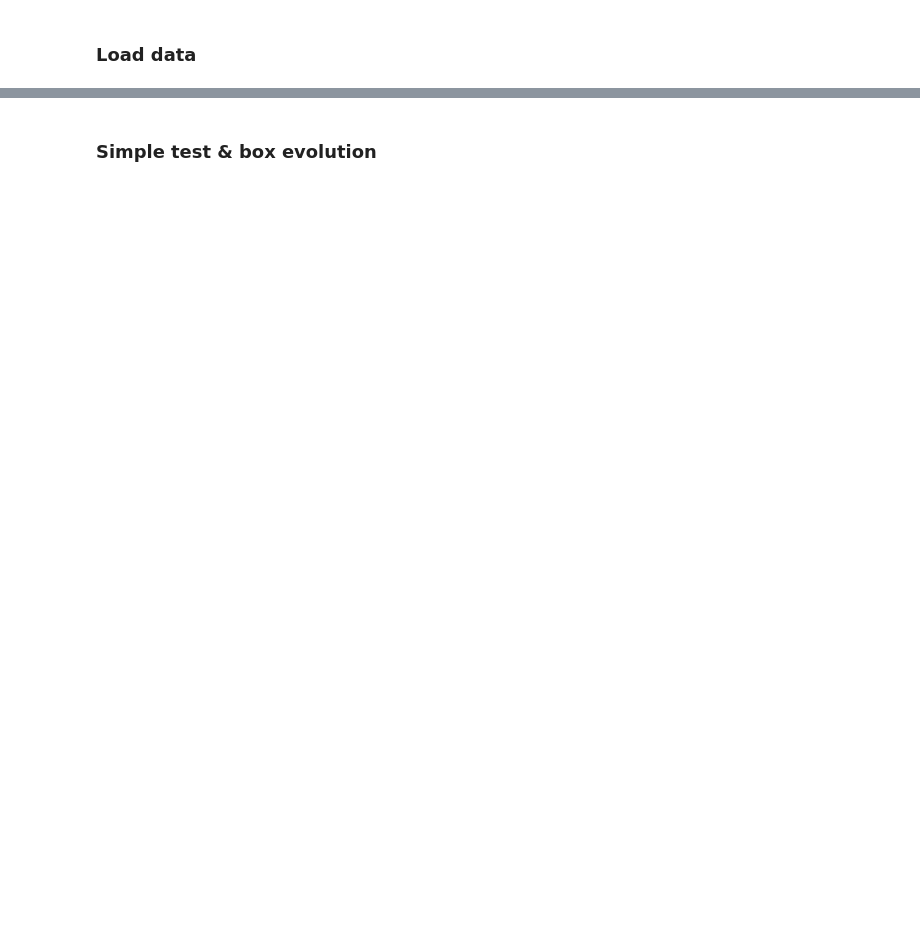
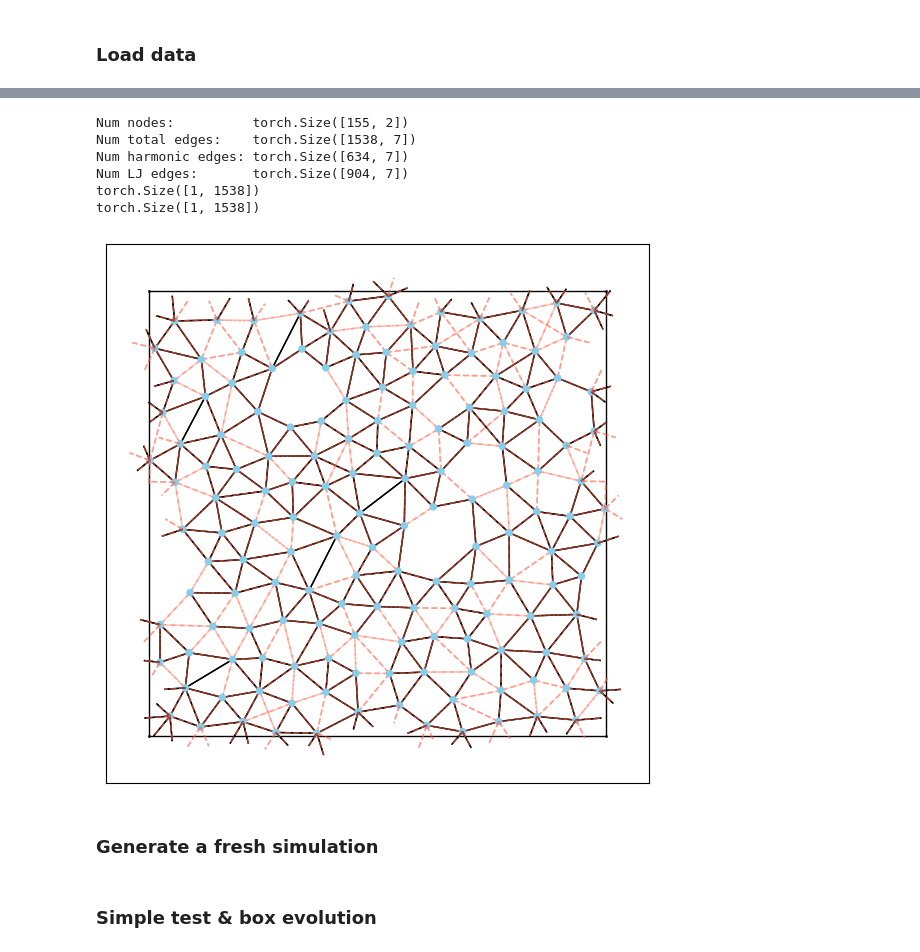
Before and after one commit to MendelsResearchGroup/GNNInverseDesign, a Jupyter notebook: torch_simulator_demo.ipynb, the cells around one changed output, grey strips where cells are left out. Drawn from its saved outputs; the diff is of its cells as text; code cells hidden in the pictures; blank space fills up the shorter version.

```diff
--- a/torch_simulator_demo.ipynb
+++ b/torch_simulator_demo.ipynb
@@ -82,0 +124,36 @@ plt.rcParams.update(params)
+# %%
+graph = data["train"][0][0]
+
+is_harmonic = graph.edge_attr[:, 0].bool()
+is_lj = graph.edge_attr[:, 1].bool()
+print(f"Num nodes:          {graph.x.shape}")
+print(f"Num total edges:    {graph.edge_attr.shape}")
+print(f"Num harmonic edges: {graph.edge_attr[is_harmonic].shape}")
+print(f"Num LJ edges:       {graph.edge_attr[is_lj].shape}")
+
+edges = graph.edge_attr
+harmonic_edges = edges[edges[:, 0].bool()]
+lj_edges = edges[edges[:, 1].bool()]
+
+old_edges = graph.edge_attr.clone()
+
+new_edges = get_correct_edge_attr(graph, recompute_stiff=False, lj_params=LJInteractionParams(), panic_at_nontensor_box=True)
+if isinstance(new_edges, Tensor):
+    print(new_edges[new_edges[:, 0].bool()].shape)
+    print(new_edges[new_edges[:, 1].bool()].shape)
+else:
+    new_edge_attr, new_edge_index = new_edges
+    print(new_edge_attr[new_edge_attr[:, 0].bool()].shape)
+    print(new_edge_attr[new_edge_attr[:, 1].bool()].shape)
+
+draw_graph(data["train"][0][0], periodic_edges=True, box=True)
+# %% [output]
+Num nodes:          torch.Size([155, 2])
+Num total edges:    torch.Size([1538, 7])
+Num harmonic edges: torch.Size([634, 7])
+Num LJ edges:       torch.Size([904, 7])
+torch.Size([1, 1538])
+torch.Size([1, 1538])
+[figure, added]
+# %% [markdown]
+### Generate a fresh simulation
```
Also changed, not shown: parts of 33 cells of this notebook, 42 other files.
